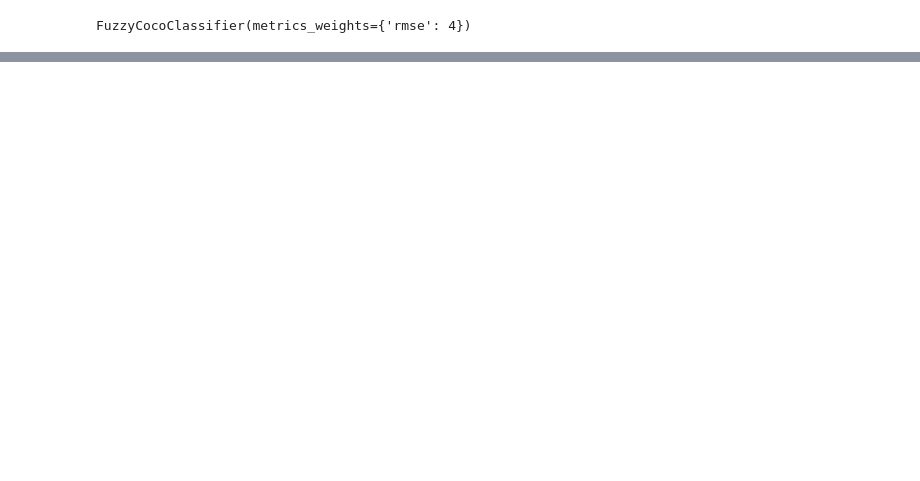
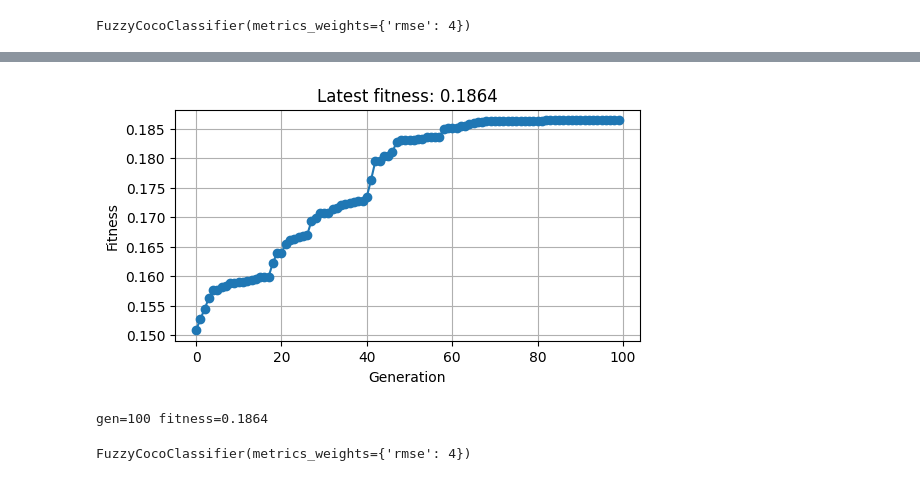
Before and after one commit to Lonza-RND-Data-Science/fuzzycocopython, a Jupyter notebook: test.ipynb, the cells around one changed output, grey strips where cells are left out. Drawn from its saved outputs; the diff is of its cells as text; code cells hidden in the pictures; blank space fills up the shorter version.

Commit message:
implement training using step and pyhton API via callbacks

```diff
--- a/test.ipynb
+++ b/test.ipynb
@@ -9,8 +9,8 @@ FuzzyCocoClassifier(metrics_weights={'rmse': 4})
 # %%
 import numpy as np
 
-X = np.random.random((100, 3))
-y = np.random.randint(0, 1, 100)
+X = np.random.random((100, 30))
+y = np.random.randint(0, 10, 100)
 # %%
 model.fit(X, y)
 # %% [output]
@@ -17,0 +41,12 @@ RuntimeError: bad_variant_access
+# %%
+from fuzzycocopython import FuzzyCocoClassifier
+
+def monitor(step):
+    print(f"gen={step.generation:03d} fitness={step.fitness:.4f}")
+    # stop once we’re satisfied
+    if step.fitness >= 0.97:
+        print("Reached target fitness; stopping early.")
+        return False  # returning False aborts the loop
+
+clf = FuzzyCocoClassifier(max_generations=100)
+clf.fit_stepwise(X, y, callback=monitor)
@@ -17,0 +72,27 @@ RuntimeError: bad_variant_access
+# %%
+import matplotlib.pyplot as plt
+from IPython.display import clear_output
+
+fitness_trace = []
+
+def monitor(step):
+    fitness_trace.append(step.fitness)
+    clear_output(wait=True)  # smooth notebook updates
+    fig, ax = plt.subplots(figsize=(6, 3))
+    ax.plot(fitness_trace, marker="o")
+    ax.set_xlabel("Generation")
+    ax.set_ylabel("Fitness")
+    ax.set_title(f"Latest fitness: {step.fitness:.4f}")
+    ax.grid(True)
+    plt.show()
+
+    print(f"gen={step.generation:03d} fitness={step.fitness:.4f}")
+    if step.fitness >= 0.97:  # optional early stop
+        print("Reached target fitness; stopping early.")
+        return False
+# %%
+model.fit_stepwise(X, y, callback=monitor)
+# %% [output]
+[figure, added]
+gen=100 fitness=0.1864
+FuzzyCocoClassifier(metrics_weights={'rmse': 4})
```
Also changed, not shown: parts of 11 cells of this notebook, 2 other files.
